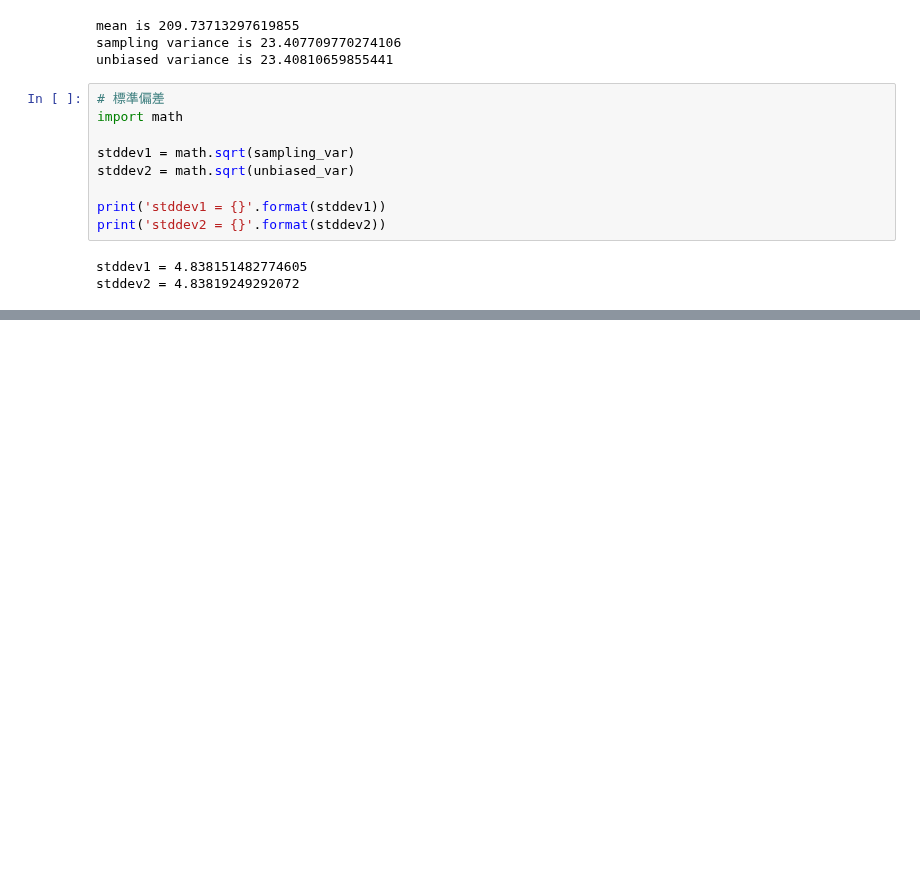
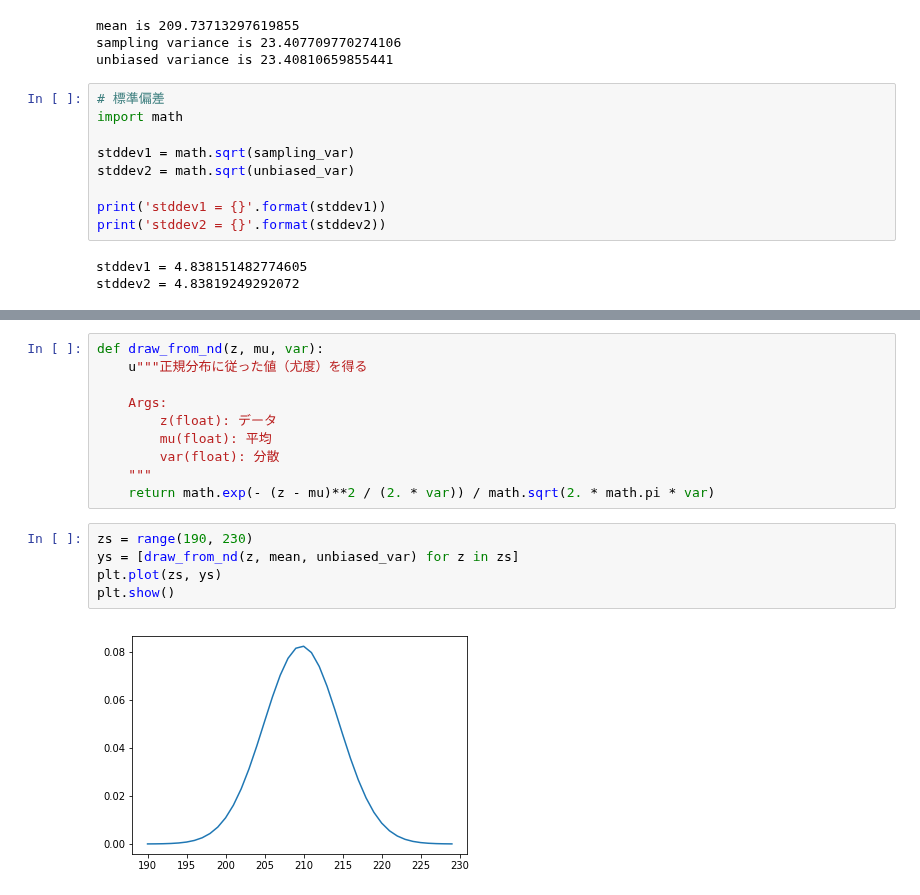
Before and after one commit to fugashy/probabilistic_robotics_simulator, a Jupyter notebook: basic_of_stochastic/view_range_sensor.ipynb, the cells around one changed output, grey strips where cells are left out. Cells and saved outputs as stored; diff of their text form; blank space fills up the shorter version.

```diff
--- a/basic_of_stochastic/view_range_sensor.ipynb
+++ b/basic_of_stochastic/view_range_sensor.ipynb
@@ -106,0 +133,17 @@ plt.show()
+# %%
+def draw_from_nd(z, mu, var):
+    u"""正規分布に従った値（尤度）を得る
+
+    Args:
+        z(float): データ
+        mu(float): 平均
+        var(float): 分散
+    """
+    return math.exp(- (z - mu)**2 / (2. * var)) / math.sqrt(2. * math.pi * var)
+# %%
+zs = range(190, 230)
+ys = [draw_from_nd(z, mean, unbiased_var) for z in zs]
+plt.plot(zs, ys)
+plt.show()
+# %% [output]
+[figure, added]
```
Also changed, not shown: parts of 5 cells of this notebook.
